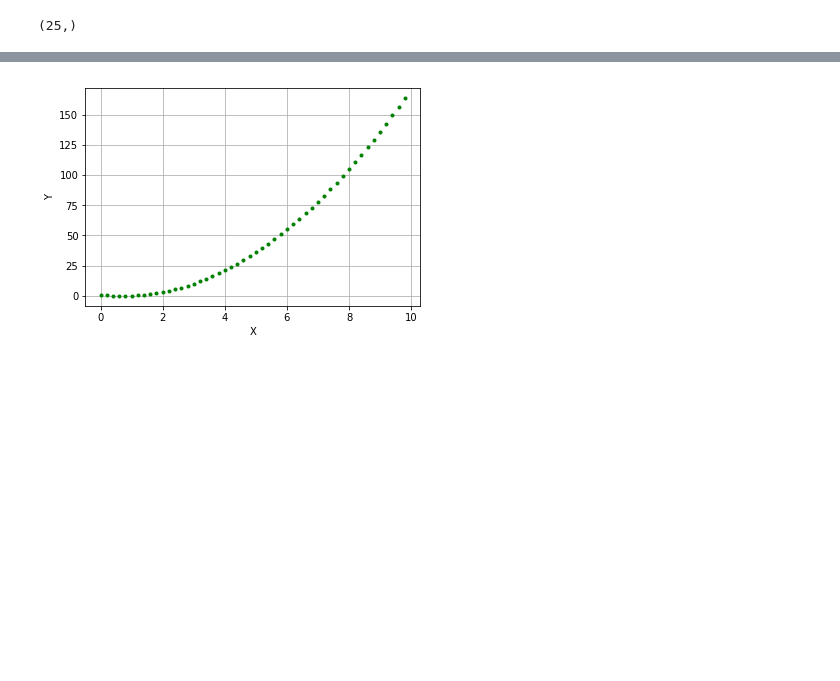
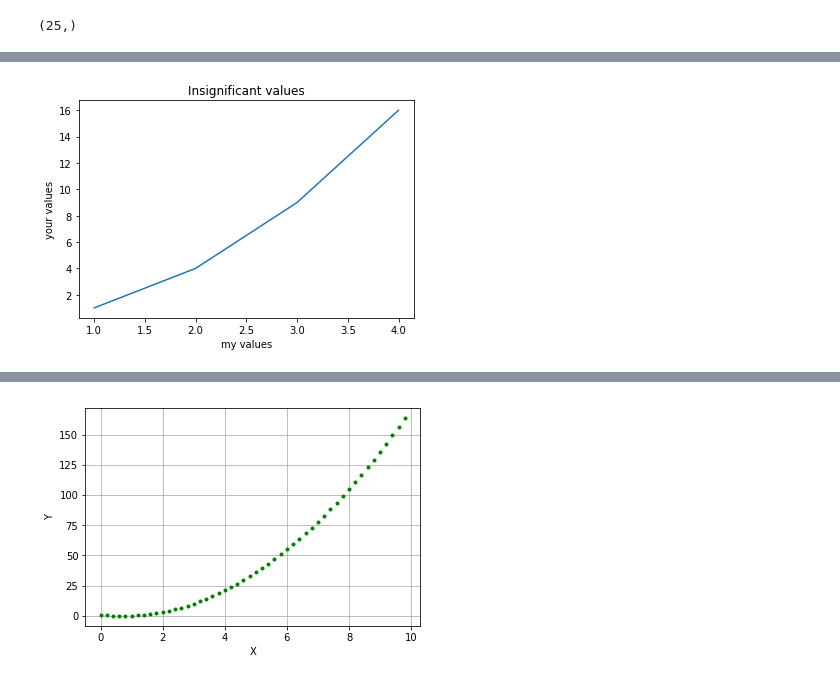
Before and after one commit to smasoka/Learning-Things, a Jupyter notebook: Basics/1. Intro to Python CHPC.ipynb, the cells around one changed output, grey strips where cells are left out. Cells and saved outputs as stored; diff of their text form; code cells hidden in the pictures; blank space fills up the shorter version.

```diff
--- a/Basics/1. Intro to Python CHPC.ipynb
+++ b/Basics/1. Intro to Python CHPC.ipynb
@@ -1338,0 +1356,9 @@ np.shape(x)
+# %%
+# Label the axis and title
+plt.plot([1, 2, 3, 4], [1, 4, 9, 16])
+plt.xlabel('my values')
+plt.ylabel('your values')
+plt.title('Insignificant values')
+plt.show()
+# %% [output]
+[figure, added]
```
Also changed, not shown: parts of 8 cells of this notebook, 2 other files.
